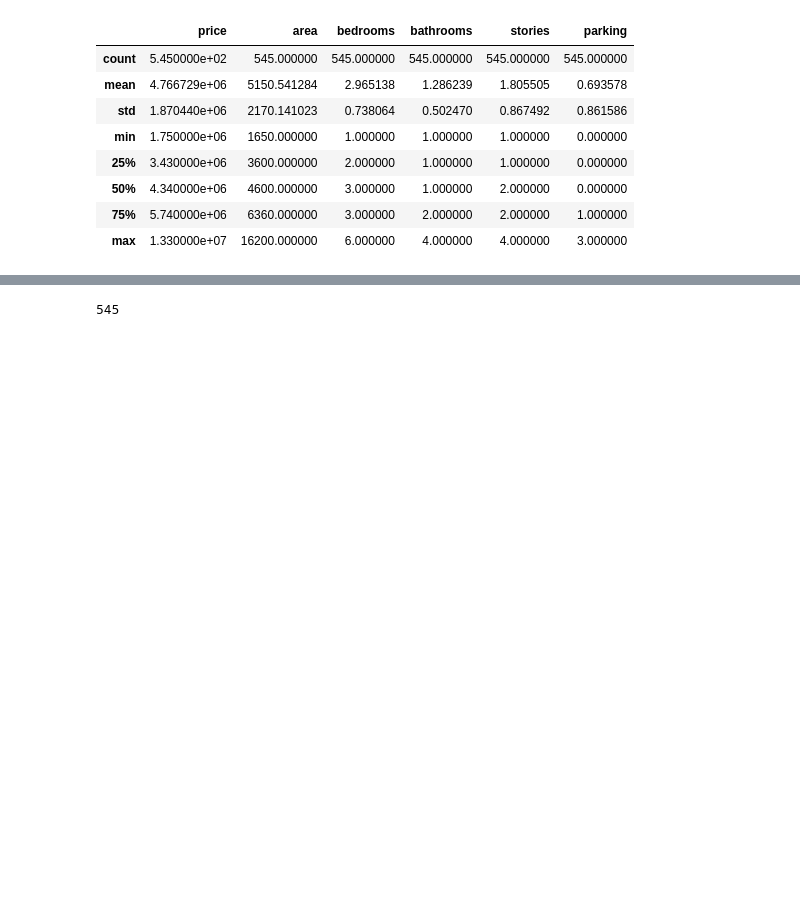
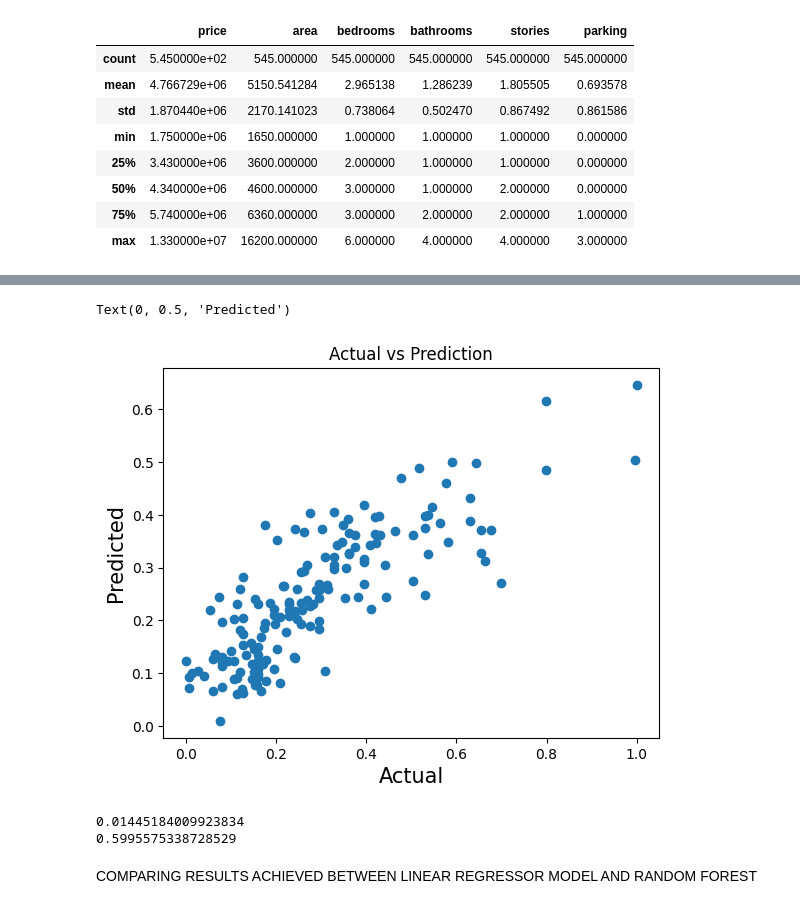
Before and after one commit to sudhin05/Housing_Price_Prediction, a Jupyter notebook: Untitled-2.ipynb, the cells around one changed output, grey strips where cells are left out. Cells and saved outputs as stored; diff of their text form; code cells hidden in the pictures; blank space fills up the shorter version.

```diff
--- a/Untitled-2.ipynb
+++ b/Untitled-2.ipynb
@@ -123,0 +187,12 @@ Name: price, Length: 545, dtype: int64
+# %%
+np.random.seed(0)
+
+
+df_train, df_test = train_test_split(df, train_size=0.7, test_size=0.3, random_state=100)
+scaler = MinMaxScaler()
+col = ['area', 'bedrooms', 'bathrooms', 'stories', 'parking', 'price']
+
+df_train[col] = scaler.fit_transform(df_train[col])
+
+y_train = df_train.pop('price')
+x_train = df_train
@@ -169,0 +229,6 @@ dtype: float64
+# %%
+linear_regression = LinearRegression()
+linear_regression.fit(x_train, y_train)
+prediction = linear_regression.predict(x_train)
+r2 = r2_score(y_train, prediction)
+print("R2 Score",r2)
@@ -239,4 +285,32 @@ plt.show()
-# %%
-len(y1)
-# %% [output]
-545
+# %%
+col_to_scale = ['area', 'bedrooms', 'bathrooms', 'stories', 'parking','price']
+df_test[col_to_scale] = scaler.fit_transform(df_test[col_to_scale])
+
+y_test = df_test.pop('price')
+x_test = df_test
+
+prediction = linear_regression.predict(x_test)
+mse = mean_squared_error(y_test,prediction)
+r2 = r2_score(y_test, prediction)
+# %%
+# Create a new figure
+fig = plt.figure()
+
+# Scatter plot of actual versus predicted values
+plt.scatter(y_test, prediction)
+
+# Set the title and labels for the plot
+plt.title('Actual vs Prediction')
+plt.xlabel('Actual', fontsize=15)
+plt.ylabel('Predicted', fontsize=15)
+# %% [output]
+Text(0, 0.5, 'Predicted')
+[figure, added]
+# %%
+print(mse)
+print(r2)
+# %% [output]
+0.01445184009923834
+0.5995575338728529
+# %% [markdown]
+COMPARING RESULTS ACHIEVED BETWEEN LINEAR REGRESSOR MODEL AND RANDOM FOREST
```
Also changed, not shown: parts of 15 cells of this notebook.
